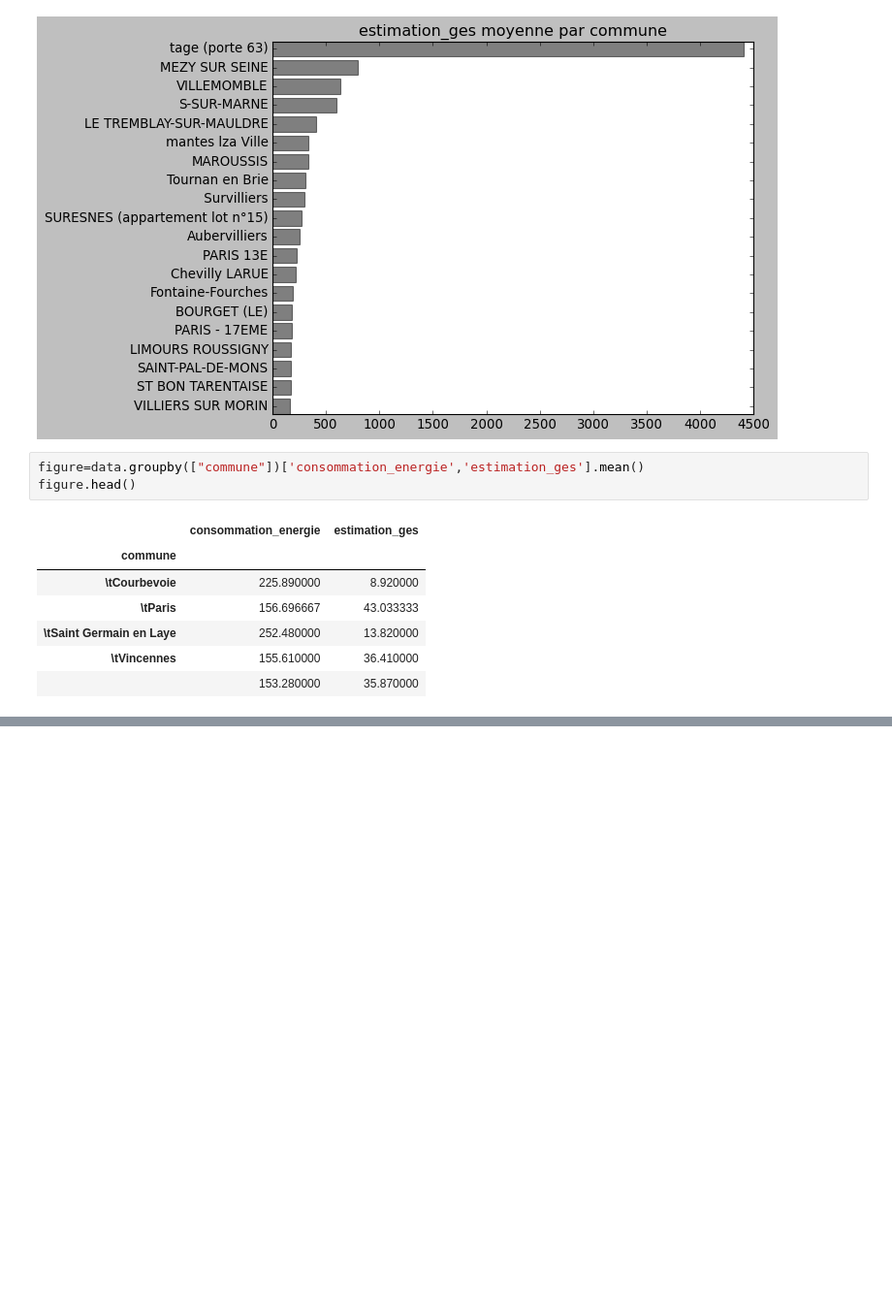
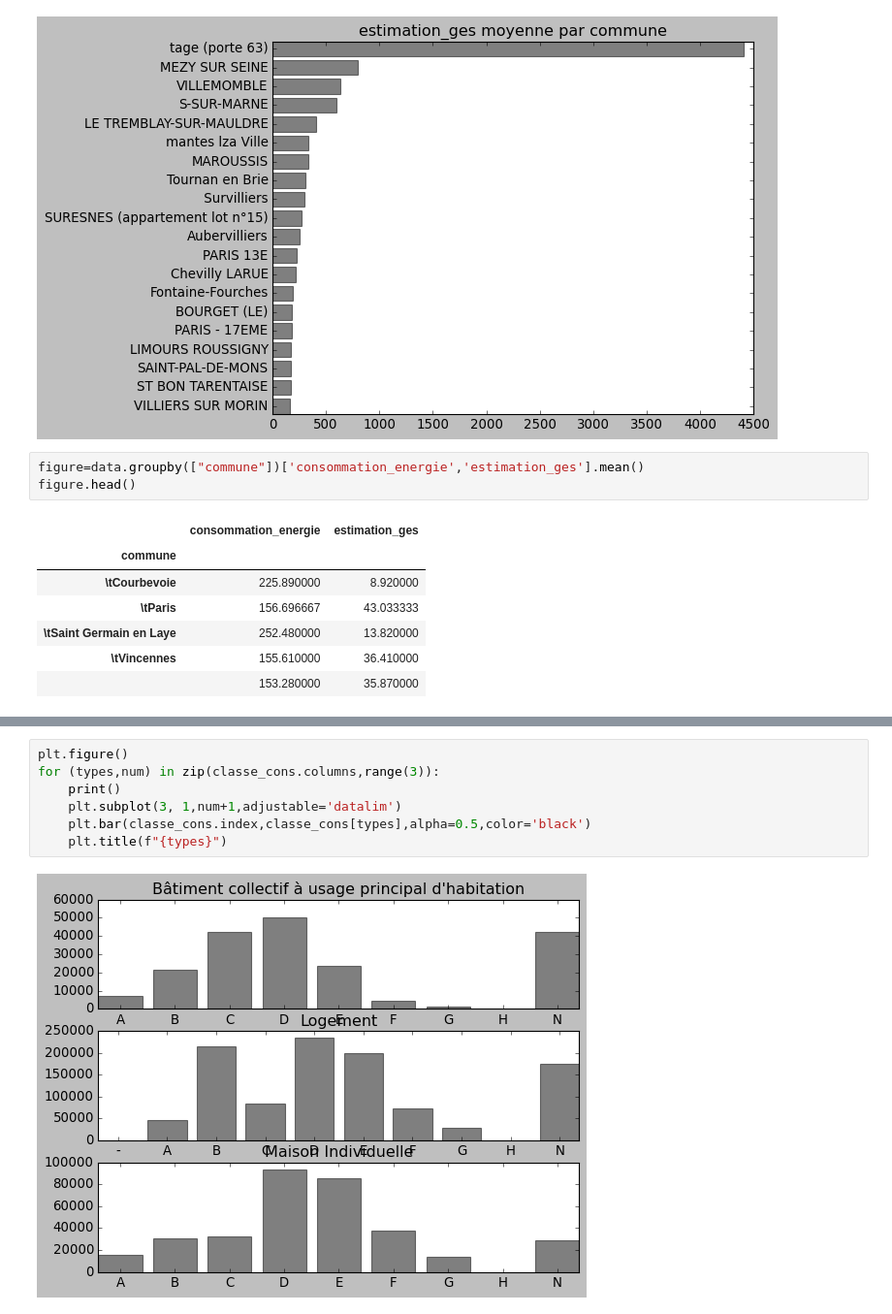
Before and after one commit to gabriel92320/data_science_project, a Jupyter notebook: Untitled.ipynb, the cells around one changed output, grey strips where cells are left out. Shown at 97% size. Saved outputs shown, nothing was run; the diff lists cells and outputs as text; blank space fills up the shorter version.

```diff
--- a/Untitled.ipynb
+++ b/Untitled.ipynb
@@ -194,0 +210,9 @@ cb.set_label("Nombre dans bins")
+# %%
+plt.figure()
+for (types,num) in zip(classe_cons.columns,range(3)):
+    print()
+    plt.subplot(3, 1,num+1,adjustable='datalim')
+    plt.bar(classe_cons.index,classe_cons[types],alpha=0.5,color='black')
+    plt.title(f"{types}")
+# %% [output]
+[figure, added]
```
Also changed, not shown: parts of 6 cells of this notebook.
